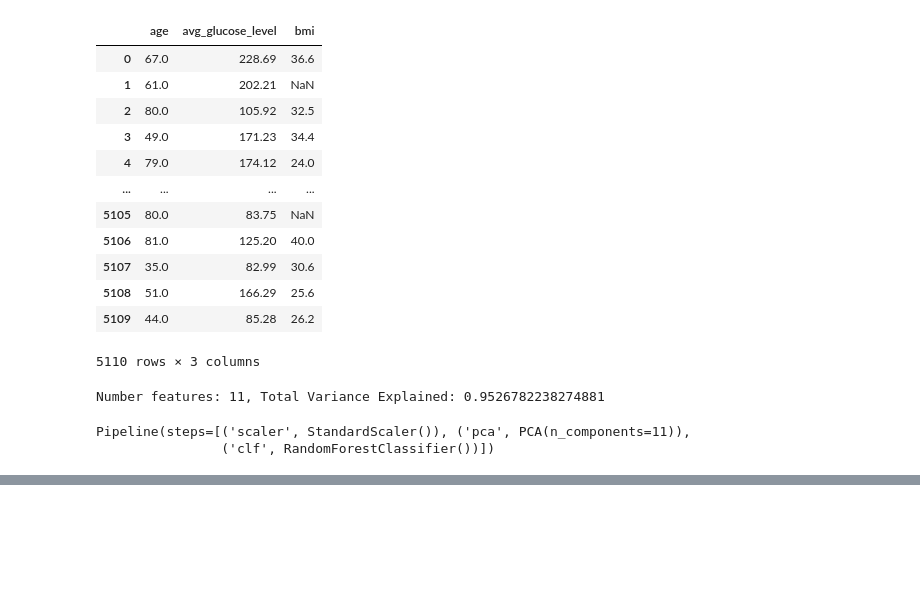
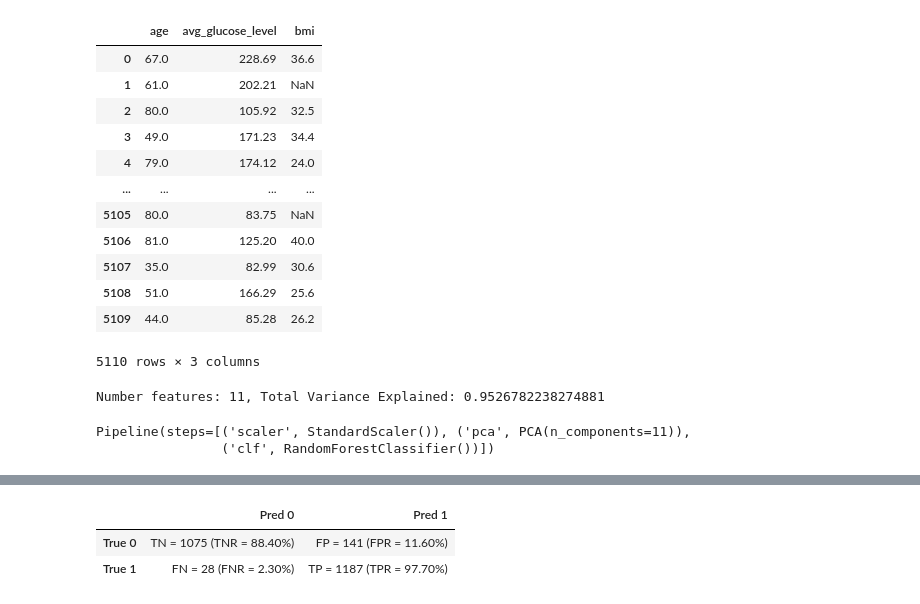
Before and after one commit to x6zeng/cogs118b_final_proj, a Jupyter notebook: stroke_prediction.ipynb, the cells around one changed output, grey strips where cells are left out. Drawn from its saved outputs; the diff is of its cells as text; code cells hidden in the pictures; blank space fills up the shorter version.

```diff
--- a/stroke_prediction.ipynb
+++ b/stroke_prediction.ipynb
@@ -276,0 +363,15 @@ model score: 0.945
+# %%
+X1 = np.asarray(X_sampled).astype(np.float32)
+y1 = np.asarray(y_sampled).astype(np.float32)
+# %%
+X_train2, X_test2, y_train2, y_test2 = train_test_split(X1, y1, test_size=0.25, random_state=0)
+# %%
+model=keras.Sequential([
+    keras.layers.Dense(100,input_shape=[23], activation='relu'),
+    keras.layers.Dropout(0.2),
+    keras.layers.Dense(200, input_shape=[10], activation='relu'),
+    keras.layers.Dropout(0.2),
+    keras.layers.Dense(1,activation="sigmoid")
+])
+model.compile(loss='binary_crossentropy', optimizer='adam',metrics=['accuracy'])
+model.fit(X_train2, y_train2, epochs=30, batch_size=4)
@@ -276,0 +397,3 @@ model score: 0.945
+# %%
+ypred_ann=model.predict(X_test2).flatten()
+ypred_ann = np.round(ypred_ann)
@@ -276,0 +402,6 @@ model score: 0.945
+# %%
+conf_matrix(y_test2, ypred_ann)
+# %% [output]
+|  | Pred 0 | Pred 1 |
+| True 0 | TN = 1075 (TNR = 88.40%) | FP = 141 (FPR = 11.60%) |
+| True 1 | FN = 28 (FNR = 2.30%) | TP = 1187 (TPR = 97.70%) |
```
Also changed, not shown: parts of 31 cells of this notebook.
